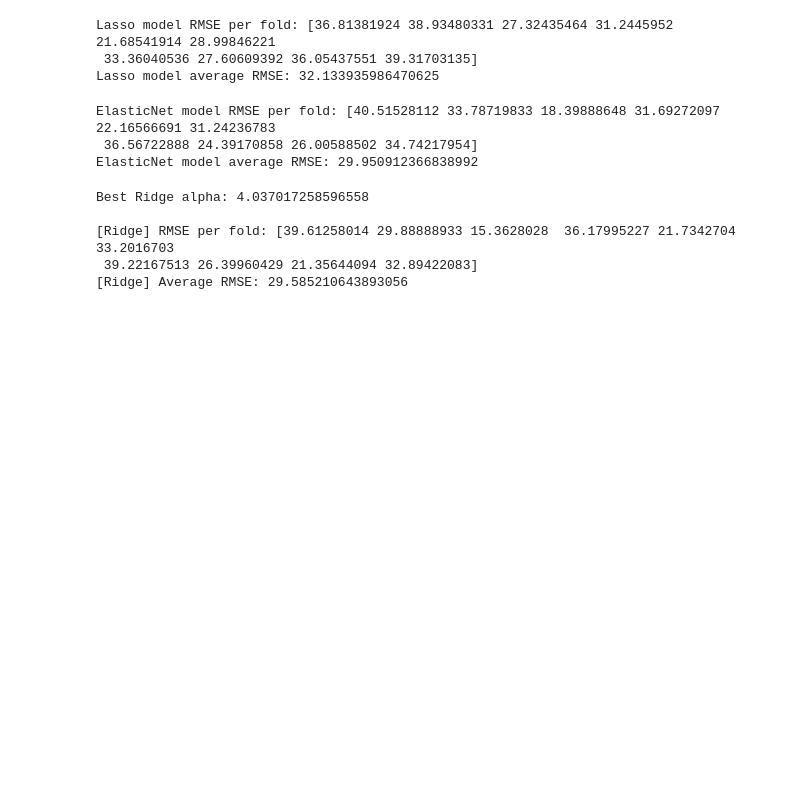
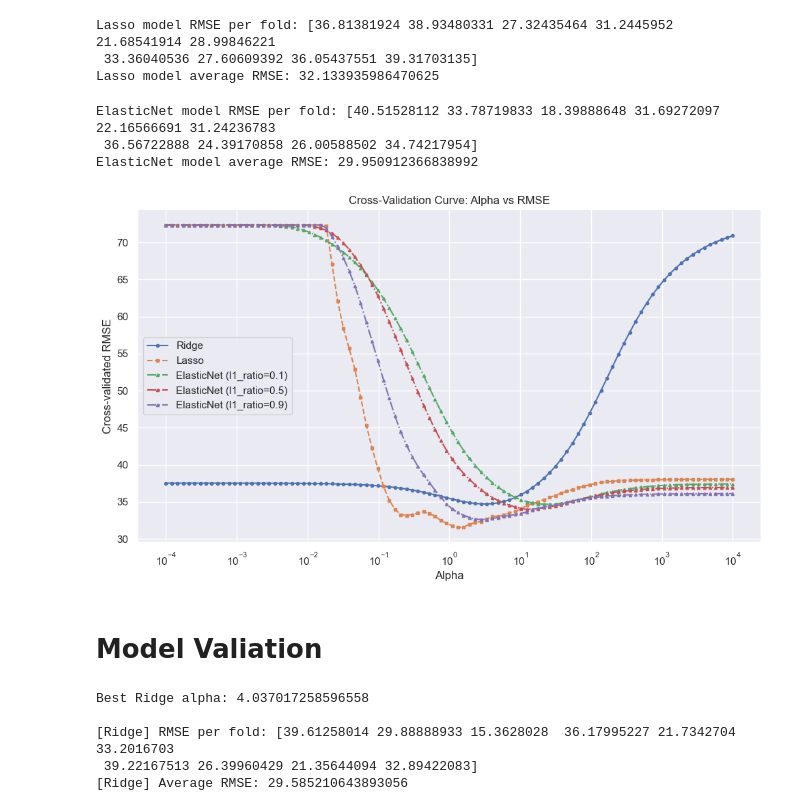
Before and after one commit to Danyushen/02582_case1, a Jupyter notebook: ridge.ipynb, the cells around one changed output. Drawn from its saved outputs; the diff is of its cells as text; code cells hidden in the pictures; blank space fills up the shorter version.

Commit message:
Plot of alpha vs rmse

```diff
--- a/ridge.ipynb
+++ b/ridge.ipynb
@@ -397,6 +399,25 @@ Lasso model average RMSE: 32.133935986470625
 ElasticNet model RMSE per fold: [40.51528112 33.78719833 18.39888648 31.69272097 22.16566691 31.24236783
  36.56722888 24.39170858 26.00588502 34.74217954]
 ElasticNet model average RMSE: 29.950912366838992
+# %%
+plt.figure(figsize=(10, 6))
+plt.plot(alphas, ridge_rmse_path, label='Ridge', linestyle='-', marker='o', markersize=3)
+plt.plot(alphas, lasso_rmse_path, label='Lasso', linestyle='--', marker='s', markersize=3)
+for l1_ratio, rmse_path in enet_rmse_paths.items():
+    plt.plot(alphas, rmse_path, label=f'ElasticNet (l1_ratio={l1_ratio})', linestyle='-.', marker='^', markersize=3)
+
+plt.xscale('log')
+plt.xlabel('Alpha')
+plt.ylabel('Cross-validated RMSE')
+plt.title('Cross-Validation Curve: Alpha vs RMSE')
+plt.legend()
+plt.grid(True)
+plt.tight_layout()
+plt.show()
+# %% [output]
+[figure, added]
+# %% [markdown]
+# Model Valiation
 # %%
 X = df_model.drop(columns=['y'])
 y = df_model['y']
```
Also changed, not shown: parts of 6 cells of this notebook.
